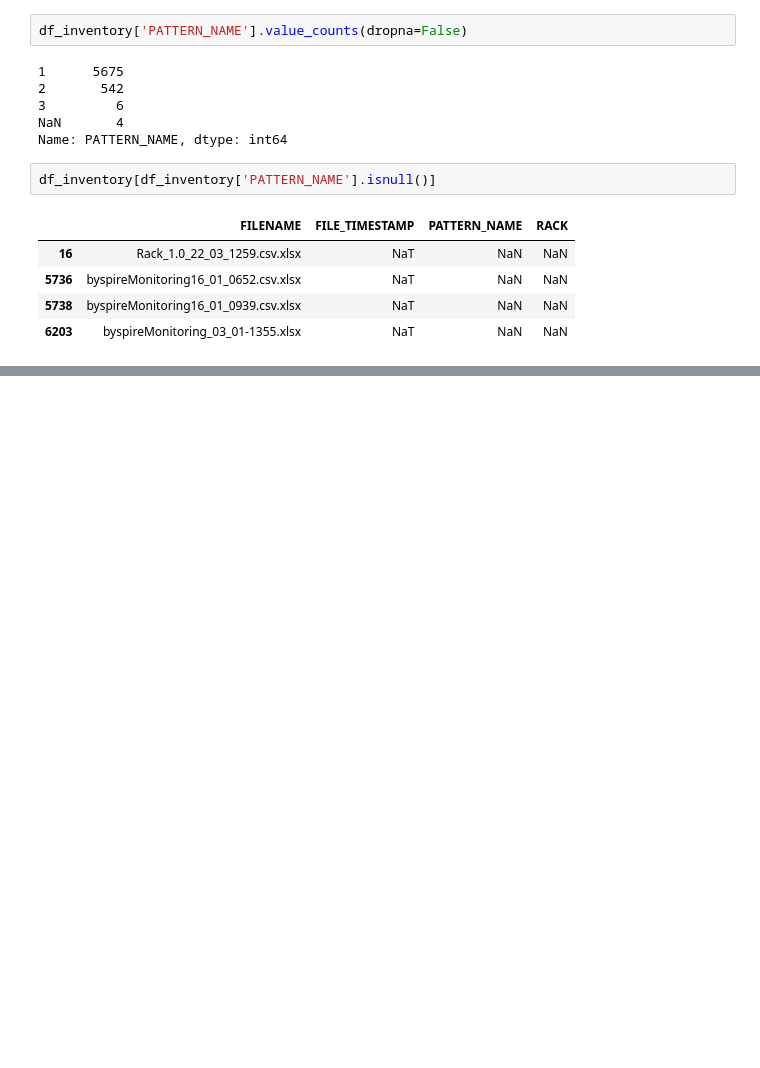
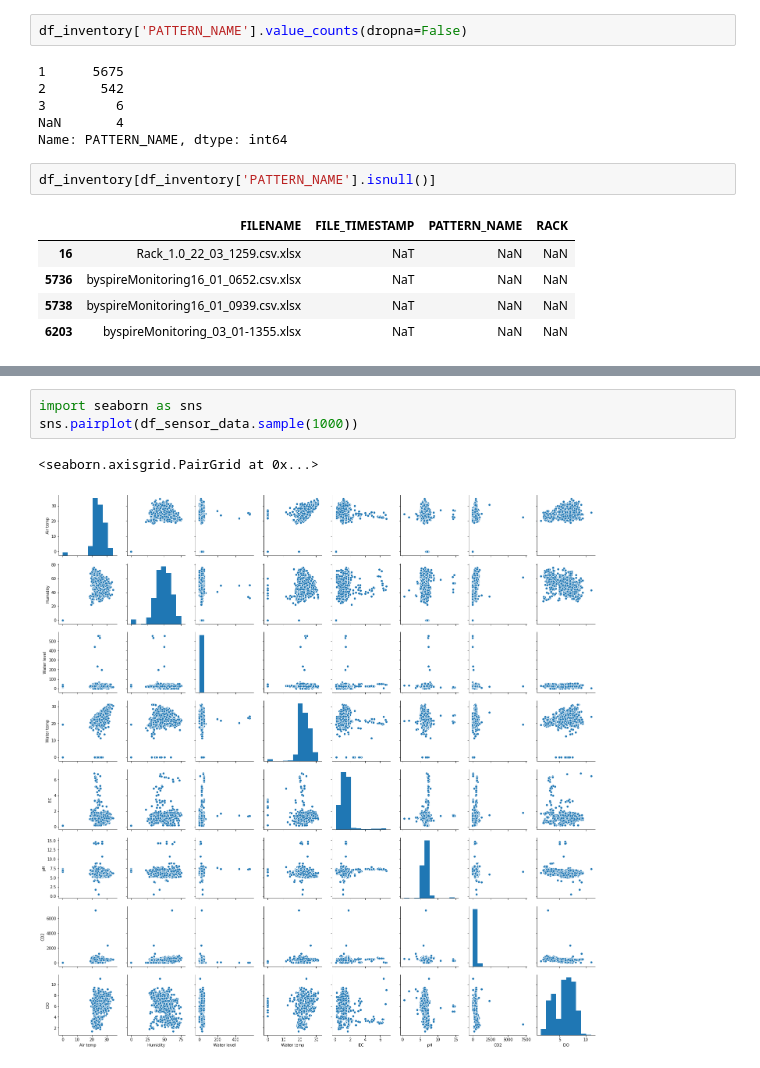
Before and after one commit to DataForGood-Norway/BySpire, a Jupyter notebook: 01-data-loads/20180928 - Merge local data.ipynb, the cells around one changed output, grey strips where cells are left out. Cells and saved outputs as stored; diff of their text form; blank space fills up the shorter version.

```diff
--- a/01-data-loads/20180928 - Merge local data.ipynb
+++ b/01-data-loads/20180928 - Merge local data.ipynb
@@ -145,0 +195,6 @@ df_inventory[df_inventory.DF_EXCEPTION.notnull()]
+# %%
+import seaborn as sns
+sns.pairplot(df_sensor_data.sample(1000))
+# %% [output]
+<seaborn.axisgrid.PairGrid at 0x...>
+[figure, added]
```
Also changed, not shown: parts of 20 cells of this notebook, 1 other file.
